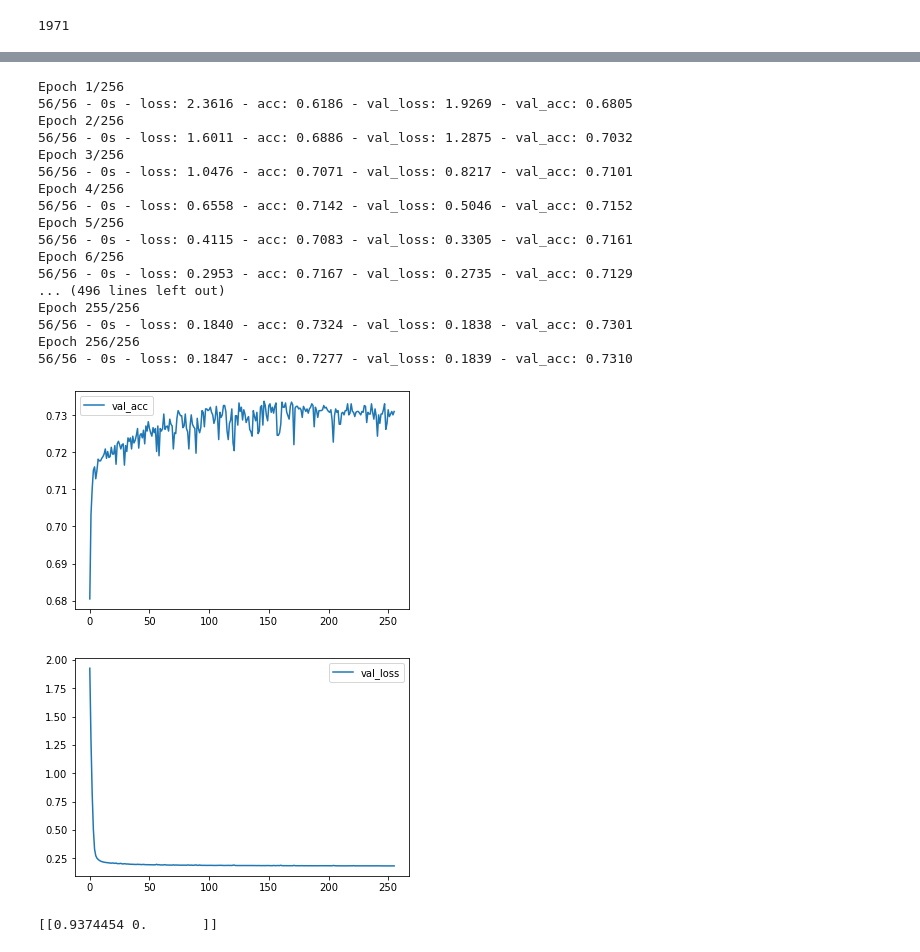
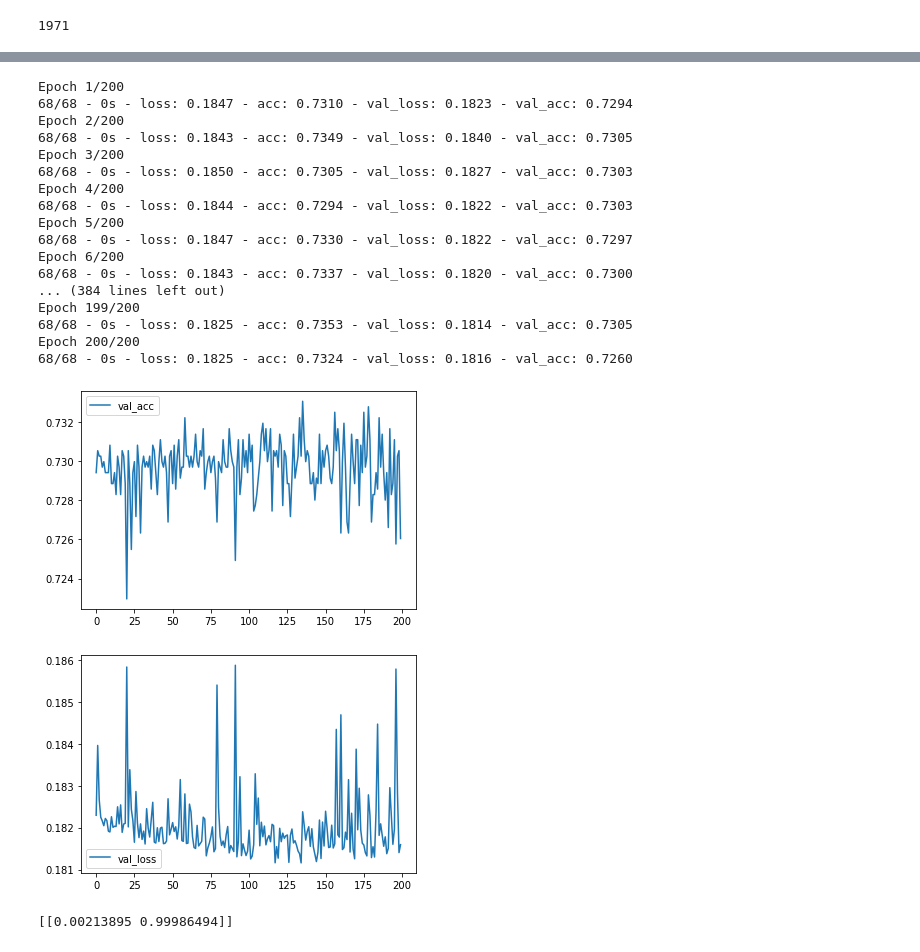
Before and after one commit to vaz1306011/deep_learning_hw, a Jupyter notebook: main.ipynb, the cells around one changed output, grey strips where cells are left out. Cells and saved outputs as stored; diff of their text form; code cells hidden in the pictures.

```diff
--- a/main.ipynb
+++ b/main.ipynb
@@ -206,47 +202,45 @@ SyntaxError: closing parenthesis ')' does not match opening parenthesis '[' on l
 # %%
 import matplotlib.pyplot as plt
 
 history = model.fit(
-    train_data, train_labels, validation_split=0.55, epochs=256, batch_size=64, verbose=2
+    train_data, train_labels, validation_split=0.45, epochs=200, batch_size=64, verbose=2
     #train_data, train_labels, validation_split=0.15, epochs=100, batch_size=128, verbose=2 #AK
 )
 
 
 # 輸出圖表
 plt.plot(history.history["val_acc"], label="val_acc")
 plt.legend()
 plt.show()
 plt.plot(history.history["val_loss"], label="val_loss")
 plt.legend()
 plt.show()
 # %% [output]
-Epoch 1/256
-56/56 - 0s - loss: 2.3616 - acc: 0.6186 - val_loss: 1.9269 - val_acc: 0.6805
-Epoch 2/256
-56/56 - 0s - loss: 1.6011 - acc: 0.6886 - val_loss: 1.2875 - val_acc: 0.7032
-Epoch 3/256
-56/56 - 0s - loss: 1.0476 - acc: 0.7071 - val_loss: 0.8217 - val_acc: 0.7101
-Epoch 4/256
-56/56 - 0s - loss: 0.6558 - acc: 0.7142 - val_loss: 0.5046 - val_acc: 0.7152
-Epoch 5/256
-56/56 - 0s - loss: 0.4115 - acc: 0.7083 - val_loss: 0.3305 - val_acc: 0.7161
-Epoch 6/256
-56/56 - 0s - loss: 0.2953 - acc: 0.7167 - val_loss: 0.2735 - val_acc: 0.7129
-... (496 lines left out)
-Epoch 255/256
-56/56 - 0s - loss: 0.1840 - acc: 0.7324 - val_loss: 0.1838 - val_acc: 0.7301
-Epoch 256/256
-56/56 - 0s - loss: 0.1847 - acc: 0.7277 - val_loss: 0.1839 - val_acc: 0.7310
+Epoch 1/200
+68/68 - 0s - loss: 0.1847 - acc: 0.7310 - val_loss: 0.1823 - val_acc: 0.7294
+Epoch 2/200
+68/68 - 0s - loss: 0.1843 - acc: 0.7349 - val_loss: 0.1840 - val_acc: 0.7305
+Epoch 3/200
+68/68 - 0s - loss: 0.1850 - acc: 0.7305 - val_loss: 0.1827 - val_acc: 0.7303
+Epoch 4/200
+68/68 - 0s - loss: 0.1844 - acc: 0.7294 - val_loss: 0.1822 - val_acc: 0.7303
+Epoch 5/200
+68/68 - 0s - loss: 0.1847 - acc: 0.7330 - val_loss: 0.1822 - val_acc: 0.7297
+Epoch 6/200
+68/68 - 0s - loss: 0.1843 - acc: 0.7337 - val_loss: 0.1820 - val_acc: 0.7300
+... (384 lines left out)
+Epoch 199/200
+68/68 - 0s - loss: 0.1825 - acc: 0.7353 - val_loss: 0.1814 - val_acc: 0.7305
+Epoch 200/200
+68/68 - 0s - loss: 0.1825 - acc: 0.7324 - val_loss: 0.1816 - val_acc: 0.7260
-[figure, old version]
+[figure, new version]
-[figure, old version]
+[figure, new version]
 # %%
-test_data=pd.read_csv("test.csv")
-test_data=test_data.values
+test = pd.read_csv("test.csv")
 
-scaled_data = scaler.transform(test_data)
+scaled_data = scaler.transform(test)
+predicted_temperatures = model.predict(scaled_data)
 
-predicted_temperatures = model.predict(test_data)
-
-print(predicted_temperatures)
+predicted_temperatures
 # %% [output]
-[[0.9374454 0.       ]]
+[[0.00213895 0.99986494]]
```
Also changed, not shown: parts of 6 cells of this notebook.
